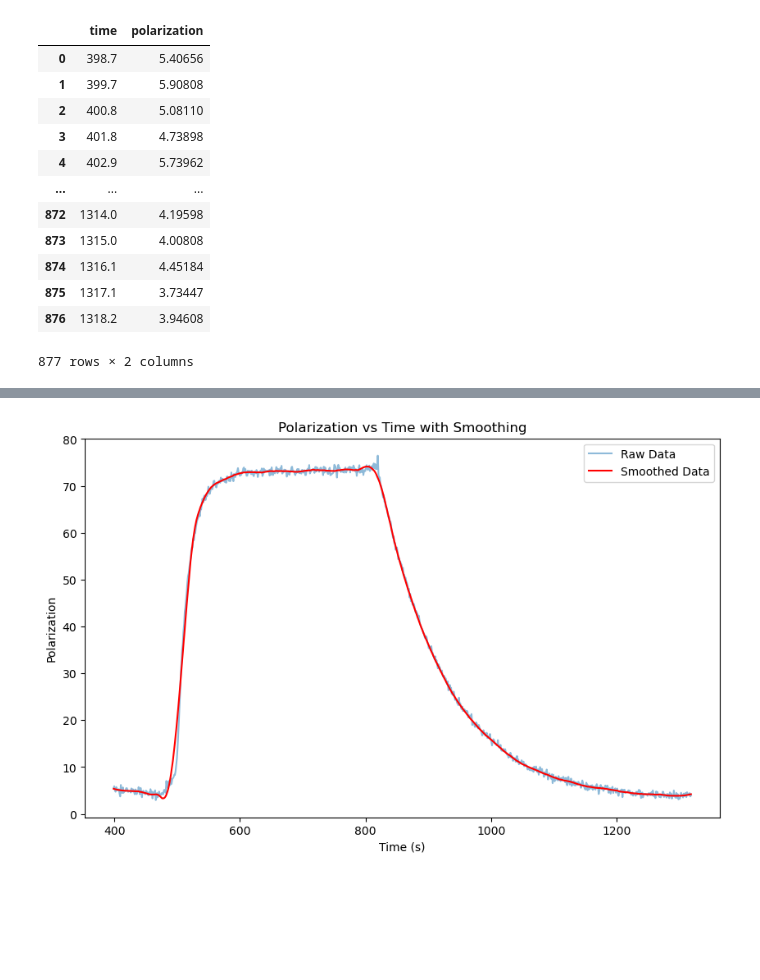
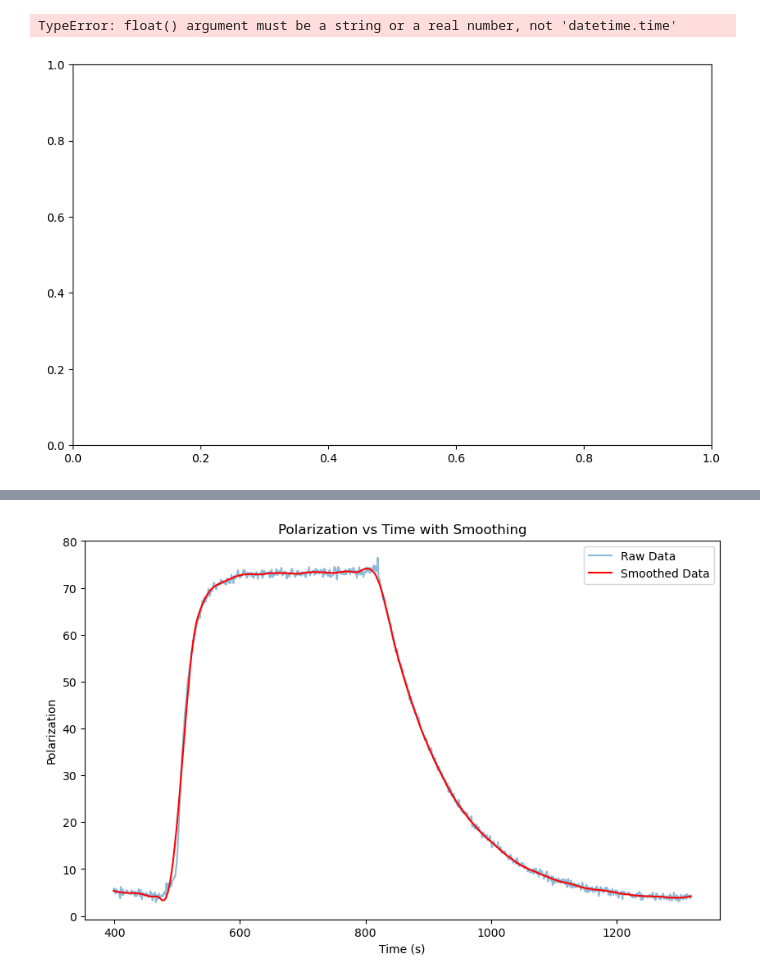
Before and after one commit to abhich2507/MEOP, a Jupyter notebook: relaxation_time.ipynb, the cells around one changed output, grey strips where cells are left out. Drawn from its saved outputs; the diff is of its cells as text; code cells hidden in the pictures; blank space fills up the shorter version.

```diff
--- a/relaxation_time.ipynb
+++ b/relaxation_time.ipynb
@@ -4,23 +4,9 @@ import matplotlib.pyplot as plt
 from scipy.signal import savgol_filter
 import numpy as np
 # %%
-df= pd.read_csv("/Users/snip/Documents/MEOP/20G_datagrab1.csv")
+df= pd.read_excel("/Users/snip/Documents/MEOP/Diameter runs for fitting/1_5625_trial.xlsx")
 df.drop(columns=["Time - Voltage (Formula Result)","Polarization (%) - Voltage (Formula Result)"], inplace=True)
 df.rename(columns={"Time - Voltage (Formula Result).1":"time","Polarization (%) - Voltage (Formula Result).1":"polarization"}, inplace=True)
-df["time"] =pd.to_timedelta("00:"+df["time"])
-df["time"] = df["time"].dt.total_seconds()
-df
 # %% [output]
-|  | time | polarization |
-| 0 | 398.7 | 5.40656 |
-| 1 | 399.7 | 5.90808 |
-| 2 | 400.8 | 5.08110 |
-| 3 | 401.8 | 4.73898 |
-| 4 | 402.9 | 5.73962 |
-| ... | ... | ... |
-| 872 | 1314.0 | 4.19598 |
-| 873 | 1315.0 | 4.00808 |
-| 874 | 1316.1 | 4.45184 |
-| 875 | 1317.1 | 3.73447 |
-| 876 | 1318.2 | 3.94608 |
-877 rows × 2 columns
+TypeError: float() argument must be a string or a real number, not 'datetime.time'
+[figure, added]
```
Also changed, not shown: parts of 3 cells of this notebook, 3 other files.
